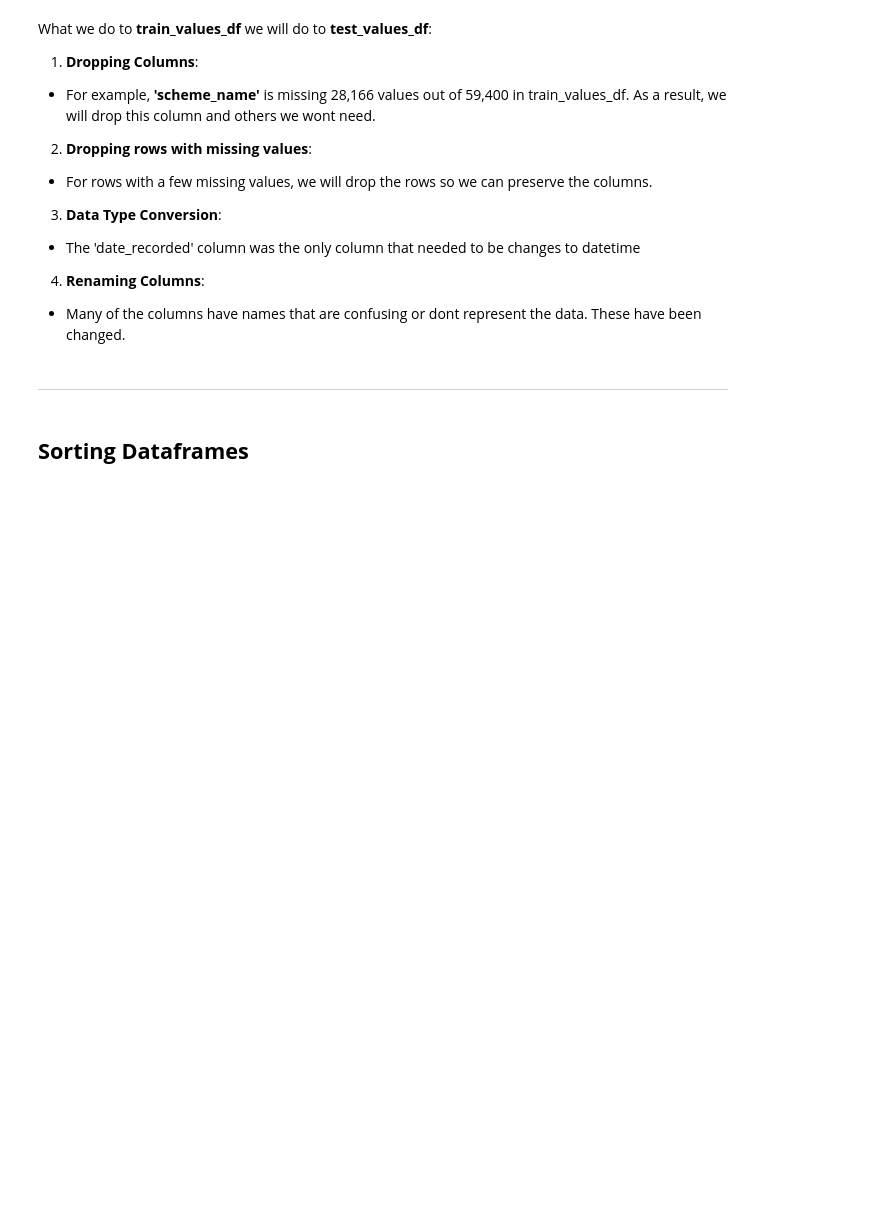
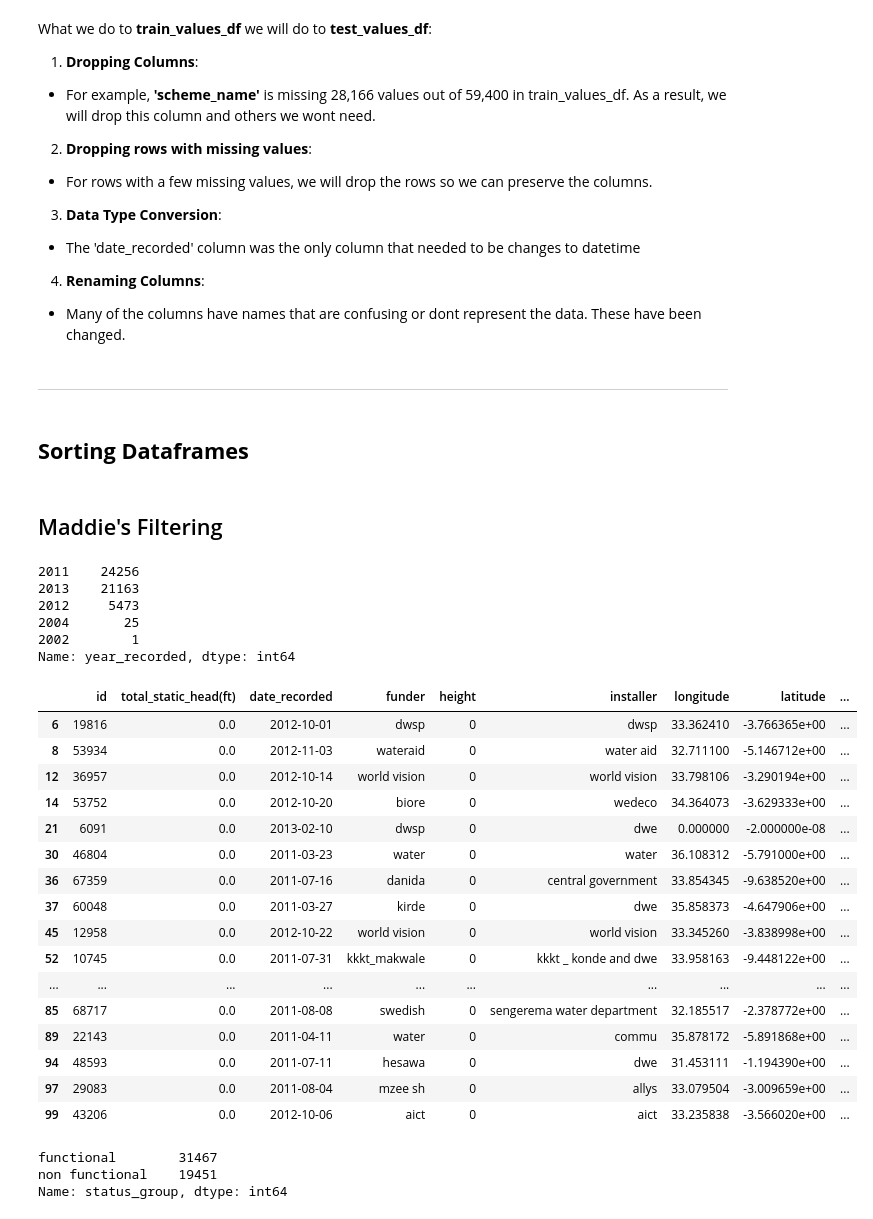
Before and after one commit to jtjohn172/Tanzanian-Water-Wells-Analysis, a Jupyter notebook: well_analysis_notebook.ipynb, the cells around one changed output. Cells and saved outputs as stored; diff of their text form; code cells hidden in the pictures; blank space fills up the shorter version.

```diff
--- a/well_analysis_notebook.ipynb
+++ b/well_analysis_notebook.ipynb
@@ -173,3 +165,43 @@ test_values_df = test_values_df.rename(columns=renamed_col)
 ---
 # %% [markdown]
 ## **Sorting Dataframes**
+# %%
+train_values_df = train_values_df.applymap(lambda s:s.lower() if type(s) == str else s)
+# %% [markdown]
+## Maddie's Filtering
+# %%
+train_values_df['date_recorded'].value_counts()
+train_values_df['year_recorded'] = train_values_df['date_recorded'].apply(lambda x: x.year)
+# %%
+train_values_df['year_recorded'].value_counts()
+# %% [output]
+2011    24256
+2013    21163
+2012     5473
+2004       25
+2002        1
+Name: year_recorded, dtype: int64
+# %%
+train_values_df['well_age'] = train_values_df['year_recorded'] - train_values_df['construction_year']
+# %%
+construction_null = train_values_df[train_values_df['construction_year'] == 0]
+
+display_all(construction_null.head(20))
+# %% [output]
+|  | id | total_static_head(ft) | date_recorded | funder | height | installer | longitude | latitude | ... |
+| 6 | 19816 | 0.0 | 2012-10-01 | dwsp | 0 | dwsp | 33.362410 | -3.766365e+00 | ... |
+| 8 | 53934 | 0.0 | 2012-11-03 | wateraid | 0 | water aid | 32.711100 | -5.146712e+00 | ... |
+| 12 | 36957 | 0.0 | 2012-10-14 | world vision | 0 | world vision | 33.798106 | -3.290194e+00 | ... |
+| 14 | 53752 | 0.0 | 2012-10-20 | biore | 0 | wedeco | 34.364073 | -3.629333e+00 | ... |
+| 21 | 6091 | 0.0 | 2013-02-10 | dwsp | 0 | dwe | 0.000000 | -2.000000e-08 | ... |
+| 30 | 46804 | 0.0 | 2011-03-23 | water | 0 | water | 36.108312 | -5.791000e+00 | ... |
+| 36 | 67359 | 0.0 | 2011-07-16 | danida | 0 | central government | 33.854345 | -9.638520e+00 | ... |
+| 37 | 60048 | 0.0 | 2011-03-27 | kirde | 0 | dwe | 35.858373 | -4.647906e+00 | ... |
+| 45 | 12958 | 0.0 | 2012-10-22 | world vision | 0 | world vision | 33.345260 | -3.838998e+00 | ... |
+| 52 | 10745 | 0.0 | 2011-07-31 | kkkt_makwale | 0 | kkkt _ konde and dwe | 33.958163 | -9.448122e+00 | ... |
+| ... | ... | ... | ... | ... | ... | ... | ... | ... | ... |
+| 85 | 68717 | 0.0 | 2011-08-08 | swedish | 0 | sengerema water department | 32.185517 | -2.378772e+00 | ... |
+| 89 | 22143 | 0.0 | 2011-04-11 | water | 0 | commu | 35.878172 | -5.891868e+00 | ... |
+| 94 | 48593 | 0.0 | 2011-07-11 | hesawa | 0 | dwe | 31.453111 | -1.194390e+00 | ... |
+| 97 | 29083 | 0.0 | 2011-08-04 | mzee sh | 0 | allys | 33.079504 | -3.009659e+00 | ... |
+| 99 | 43206 | 0.0 | 2012-10-06 | aict | 0 | aict | 33.235838 | -3.566020e+00 | ... |
@@ -175,0 +210,6 @@ test_values_df = test_values_df.rename(columns=renamed_col)
+# %%
+train_values_df['status_group'].value_counts()
+# %% [output]
+functional        31467
+non functional    19451
+Name: status_group, dtype: int64
```
Also changed, not shown: parts of 14 cells of this notebook.
